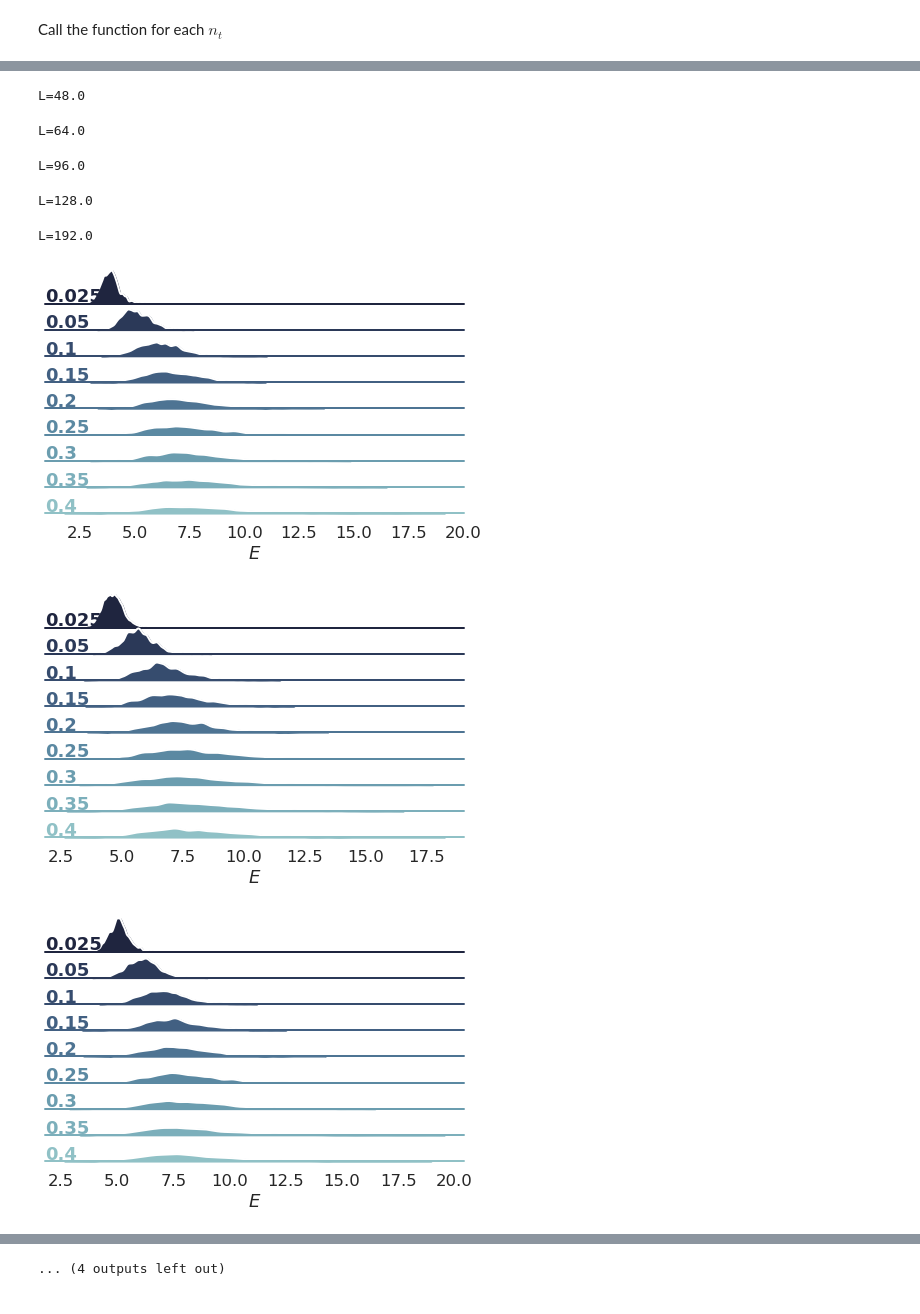
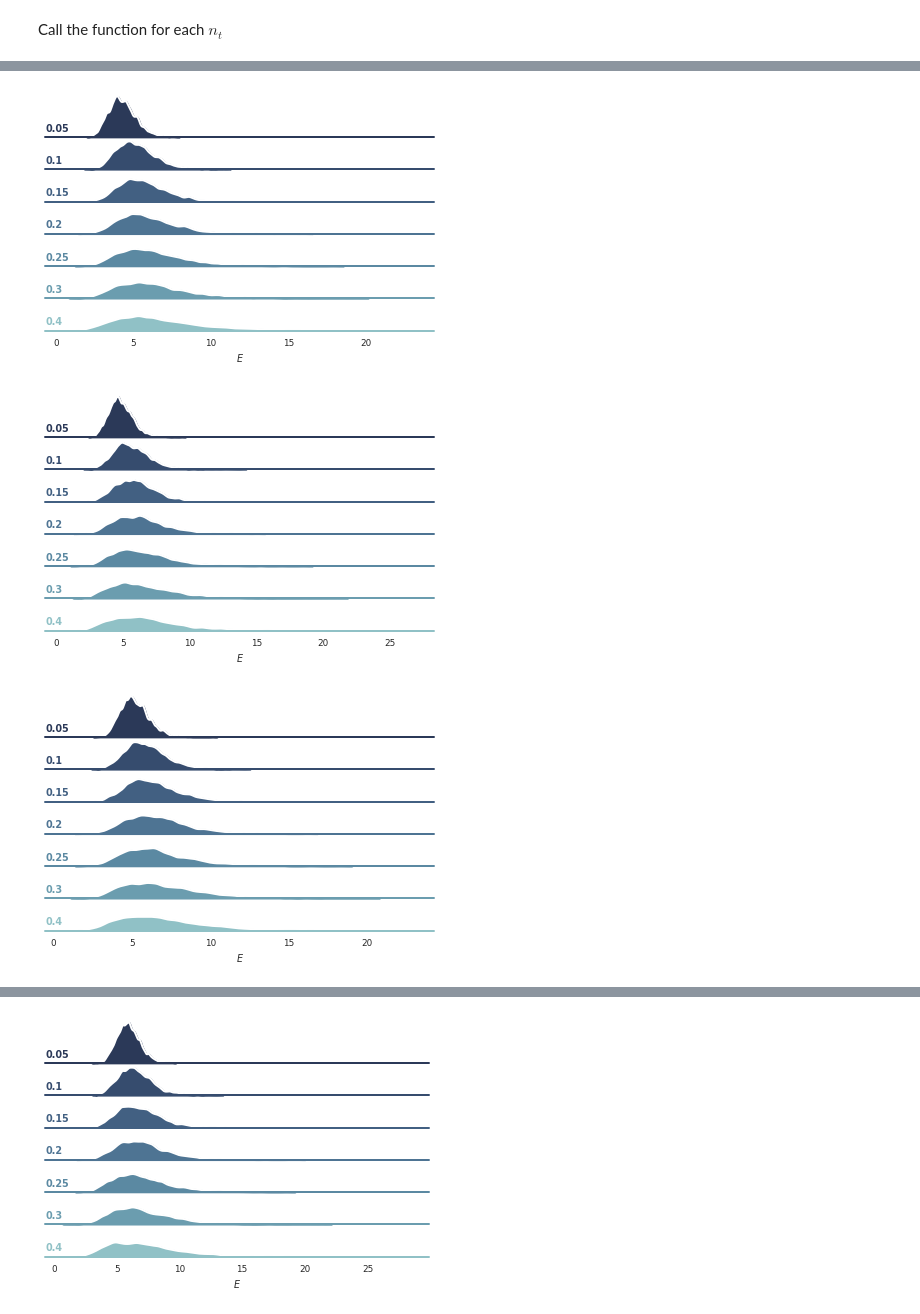
Before and after one commit to erinaldi/bmn2-lattice, a Jupyter notebook: notebooks/02_figures.ipynb, the cells around one changed output, grey strips where cells are left out. Saved outputs shown, nothing was run; the diff lists cells and outputs as text; code cells hidden in the pictures.

```diff
--- a/notebooks/02_figures.ipynb
+++ b/notebooks/02_figures.ipynb
@@ -15,7 +15,7 @@ sns.set_context("poster") # scale elements up or down in size
 
 All observables are in a single `data.h5` file for each MCMC run. The file includes a dataframe with information about the observables and the parameters of the run.
 # %%
-filename = f"../../lattice/improv_runs/bmn2_su3_g05/l128/t02/data.h5"
+filename = f"../../lattice/improv_runs/bmn2_su3_g05/l128/t005/data.h5"
 data = pd.read_hdf(filename, "mcmc_obs")
 # %%
 data.head()
@@ -267,7 +315,7 @@ def make_kde_plot(
 # %% [markdown]
 Call the function for each $n_t$
 # %%
-run = "../../lattice/improv_runs/bmn2_su3_g05"
+run = "../../lattice/improv_runs/bmn2_su2_g05"
 for Nt in Ls:
     print(f"L={float(Nt)}")
     make_kde_plot(Nt, run=run)
@@ -278,8 +340,3 @@ L=32.0
-L=48.0
-L=64.0
-L=96.0
-L=128.0
-L=192.0
-[figure, old version]
+[figure, new version]
-[figure, old version]
+[figure, new version]
-[figure, old version]
+[figure, new version]
@@ -287 +344 @@ L=192.0
-... (4 outputs left out)
+[figure, added]
```
Also changed, not shown: parts of 12 cells of this notebook.
